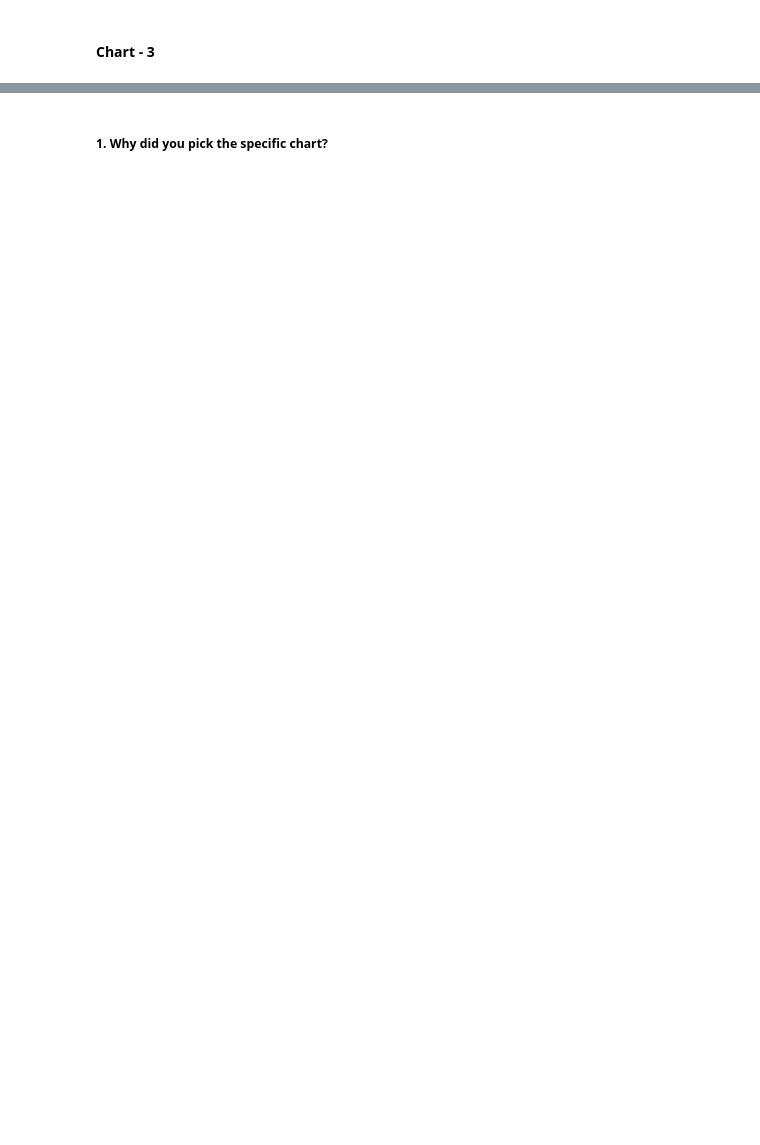
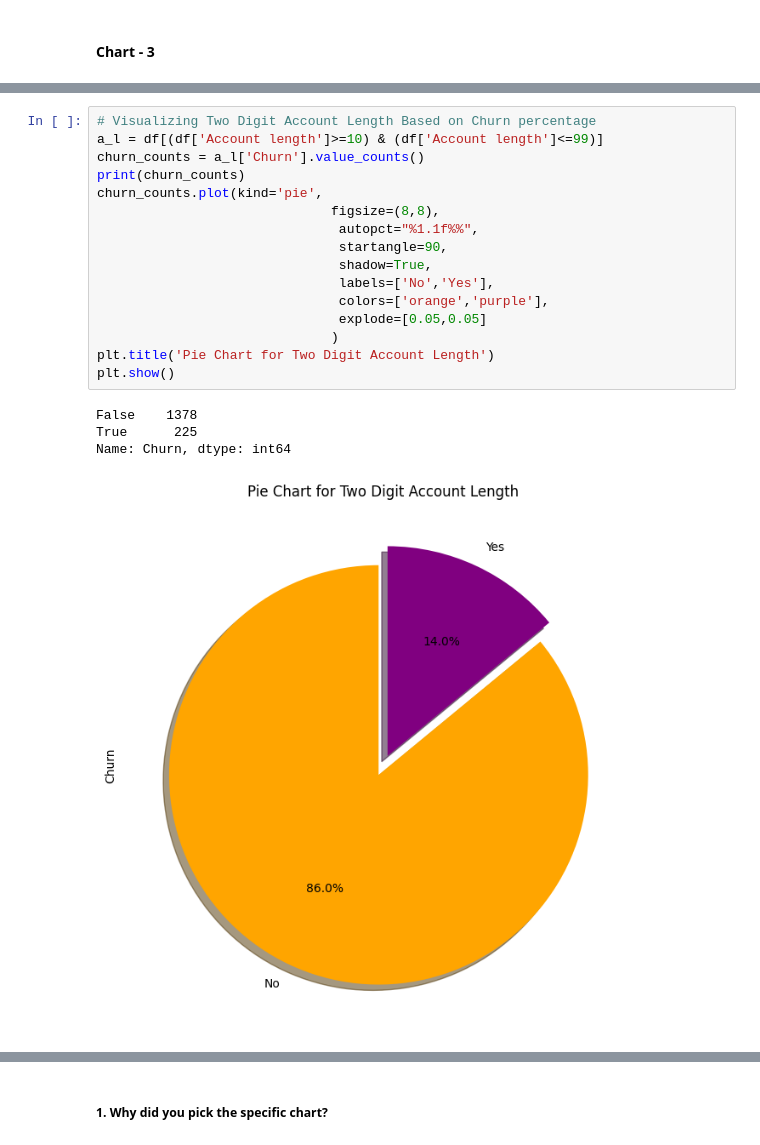
Before and after one commit to debobratopaul/CAPSTONE_PROJECT_TELECOM_CHURN_ANALYSIS, a Jupyter notebook: CAPSTONE_PROJECT_TELECOM_CHURN_ANALYSIS.ipynb, the cells around one changed output, grey strips where cells are left out. Drawn from its saved outputs; the diff is of its cells as text; blank space fills up the shorter version.

```diff
--- a/CAPSTONE_PROJECT_TELECOM_CHURN_ANALYSIS.ipynb
+++ b/CAPSTONE_PROJECT_TELECOM_CHURN_ANALYSIS.ipynb
@@ -419,0 +466,21 @@ Answer Here
+# %%
+# Visualizing Two Digit Account Length Based on Churn percentage
+a_l = df[(df['Account length']>=10) & (df['Account length']<=99)]
+churn_counts = a_l['Churn'].value_counts()
+print(churn_counts)
+churn_counts.plot(kind='pie',
+                              figsize=(8,8),
+                               autopct="%1.1f%%",
+                               startangle=90,
+                               shadow=True,
+                               labels=['No','Yes'],
+                               colors=['orange','purple'],
+                               explode=[0.05,0.05]
+                              )
+plt.title('Pie Chart for Two Digit Account Length')
+plt.show()
+# %% [output]
+False    1378
+True      225
+Name: Churn, dtype: int64
+[figure, added]
```
Also changed, not shown: parts of 20 cells of this notebook.
